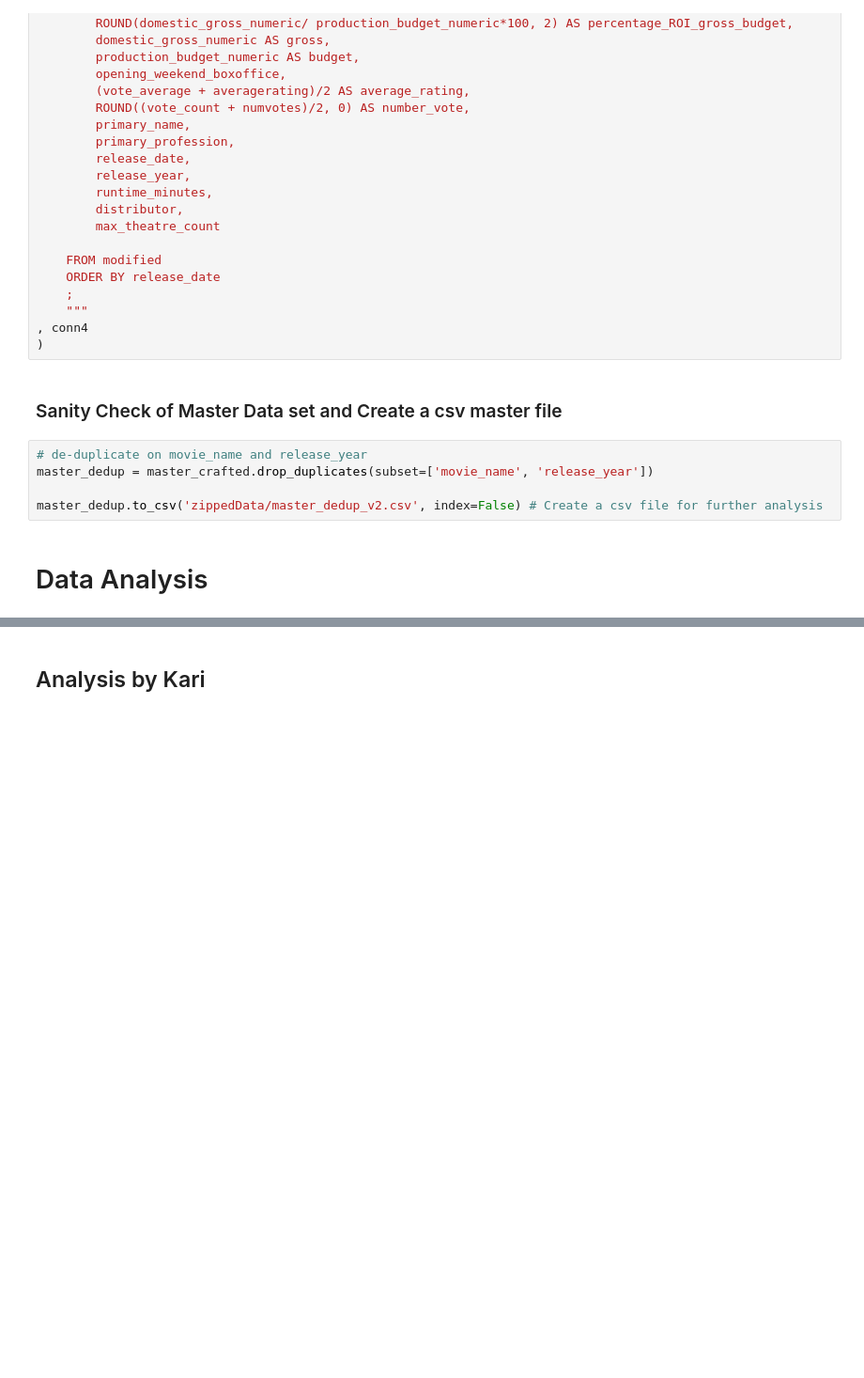
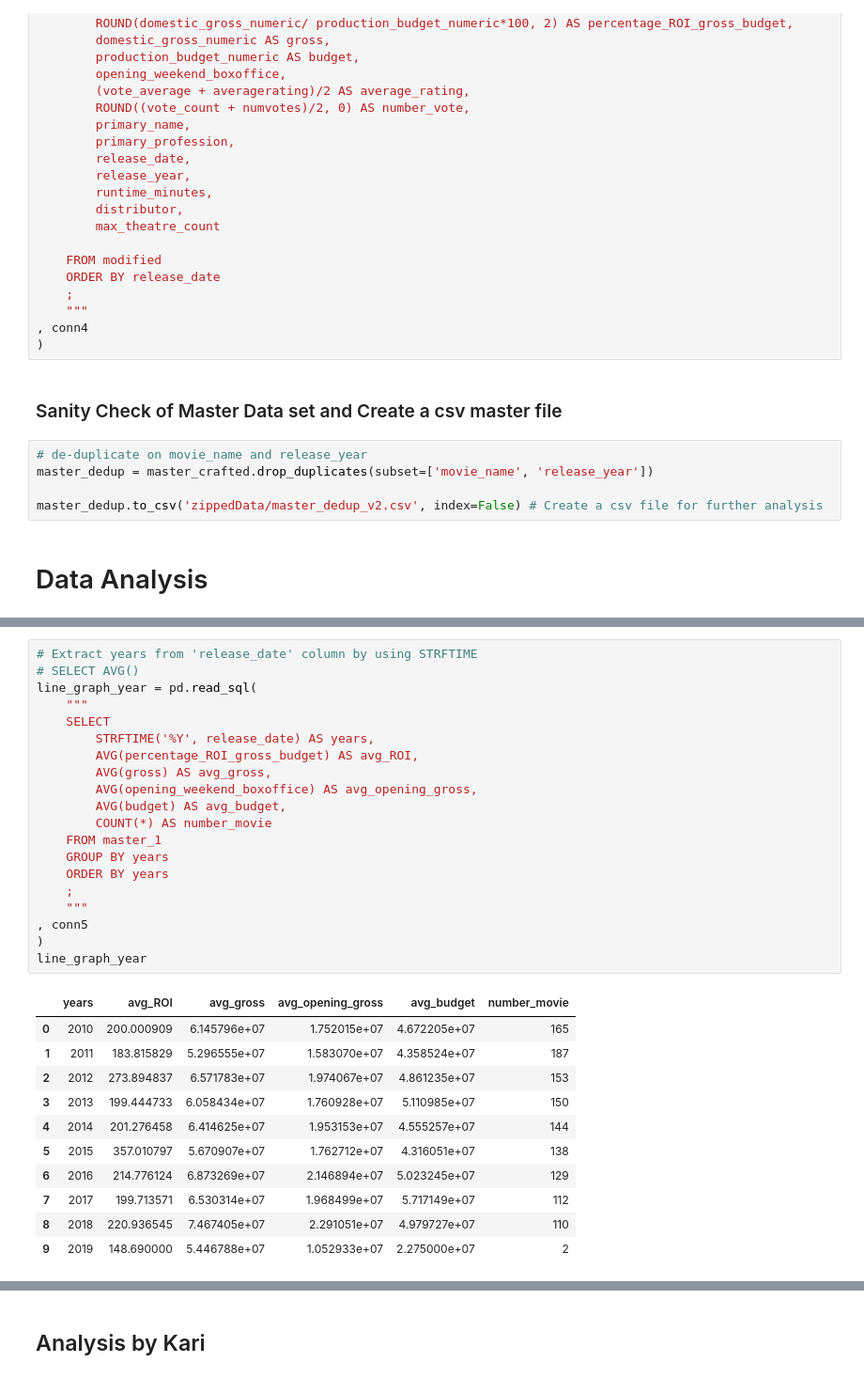
Before and after one commit to kkprim/Linear-Regression-Movie-ROI, a Jupyter notebook: master.ipynb, the cells around one changed output, grey strips where cells are left out. Shown at 94% size. Cells and saved outputs as stored; diff of their text form; blank space fills up the shorter version.

```diff
--- a/master.ipynb
+++ b/master.ipynb
@@ -180,0 +261,32 @@ master_dedup.to_csv('zippedData/master_dedup_v2.csv', index=False) # Create a cs
+# %%
+# Extract years from 'release_date' column by using STRFTIME
+# SELECT AVG()
+line_graph_year = pd.read_sql(
+    """
+    SELECT
+        STRFTIME('%Y', release_date) AS years,
+        AVG(percentage_ROI_gross_budget) AS avg_ROI,
+        AVG(gross) AS avg_gross,
+        AVG(opening_weekend_boxoffice) AS avg_opening_gross,
+        AVG(budget) AS avg_budget,
+        COUNT(*) AS number_movie
+    FROM master_1
+    GROUP BY years
+    ORDER BY years
+    ;
+    """
+, conn5
+)
+line_graph_year
+# %% [output]
+|  | years | avg_ROI | avg_gross | avg_opening_gross | avg_budget | number_movie |
+| 0 | 2010 | 200.000909 | 6.145796e+07 | 1.752015e+07 | 4.672205e+07 | 165 |
+| 1 | 2011 | 183.815829 | 5.296555e+07 | 1.583070e+07 | 4.358524e+07 | 187 |
+| 2 | 2012 | 273.894837 | 6.571783e+07 | 1.974067e+07 | 4.861235e+07 | 153 |
+| 3 | 2013 | 199.444733 | 6.058434e+07 | 1.760928e+07 | 5.110985e+07 | 150 |
+| 4 | 2014 | 201.276458 | 6.414625e+07 | 1.953153e+07 | 4.555257e+07 | 144 |
+| 5 | 2015 | 357.010797 | 5.670907e+07 | 1.762712e+07 | 4.316051e+07 | 138 |
+| 6 | 2016 | 214.776124 | 6.873269e+07 | 2.146894e+07 | 5.023245e+07 | 129 |
+| 7 | 2017 | 199.713571 | 6.530314e+07 | 1.968499e+07 | 5.717149e+07 | 112 |
+| 8 | 2018 | 220.936545 | 7.467405e+07 | 2.291051e+07 | 4.979727e+07 | 110 |
+| 9 | 2019 | 148.690000 | 5.446788e+07 | 1.052933e+07 | 2.275000e+07 | 2 |
```
Also changed, not shown: parts of 73 cells of this notebook.
